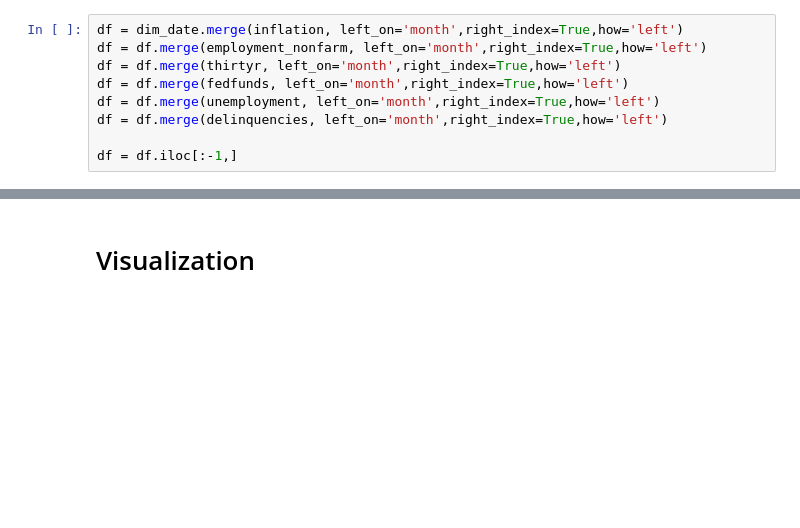
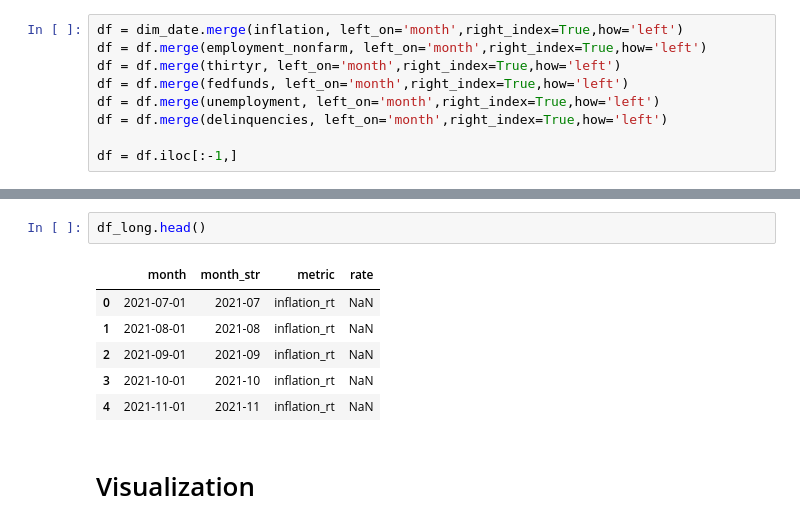
Before and after one commit to pval108/economic-review, a Jupyter notebook: economics.ipynb, the cells around one changed output, grey strips where cells are left out. Drawn from its saved outputs; the diff is of its cells as text; blank space fills up the shorter version.

```diff
--- a/economics.ipynb
+++ b/economics.ipynb
@@ -110,2 +133,11 @@ dtype: object
+# %%
+df_long.head()
+# %% [output]
+|  | month | month_str | metric | rate |
+| 0 | 2021-07-01 | 2021-07 | inflation_rt | NaN |
+| 1 | 2021-08-01 | 2021-08 | inflation_rt | NaN |
+| 2 | 2021-09-01 | 2021-09 | inflation_rt | NaN |
+| 3 | 2021-10-01 | 2021-10 | inflation_rt | NaN |
+| 4 | 2021-11-01 | 2021-11 | inflation_rt | NaN |
 # %% [markdown]
 # Visualization
```
Also changed, not shown: parts of 15 cells of this notebook.
